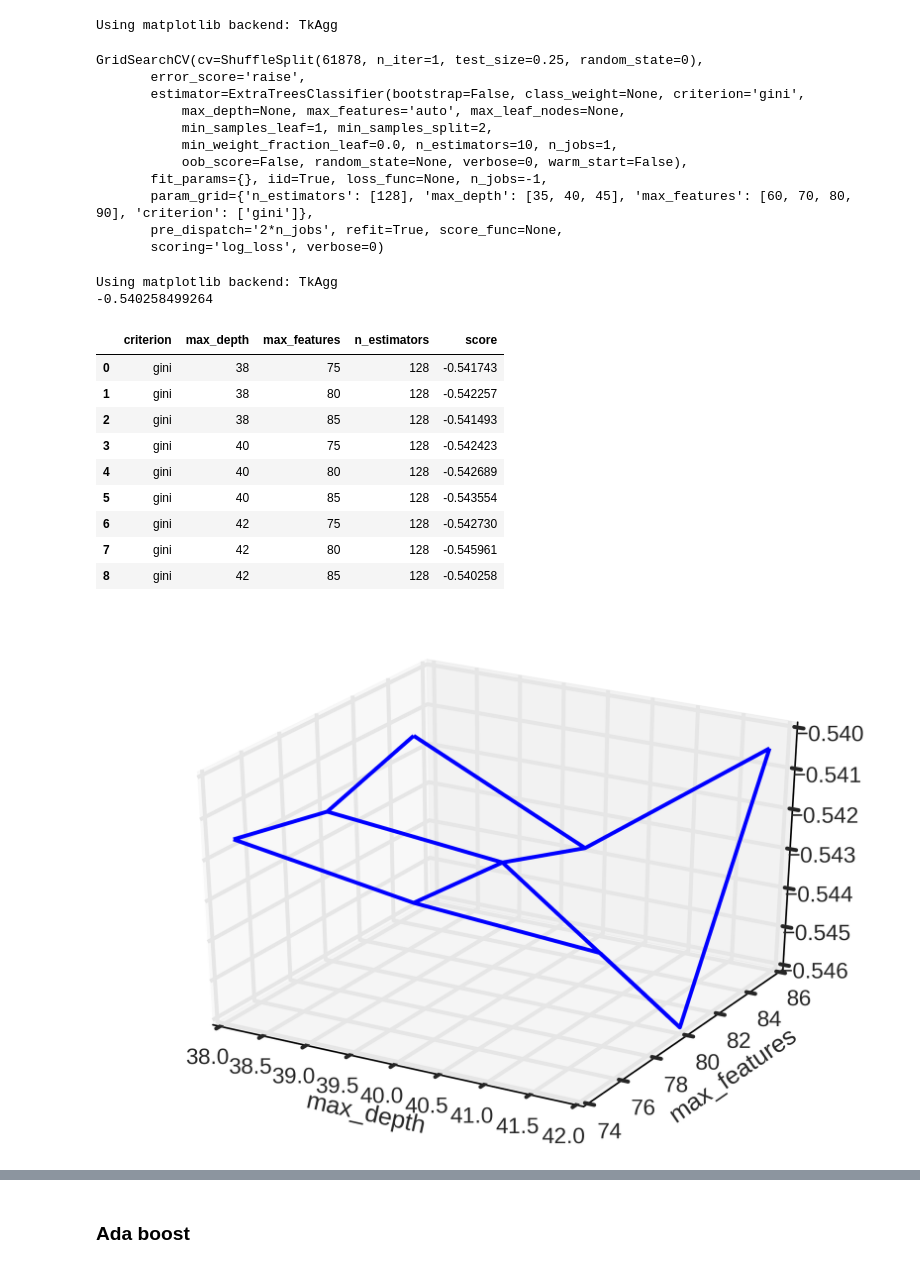
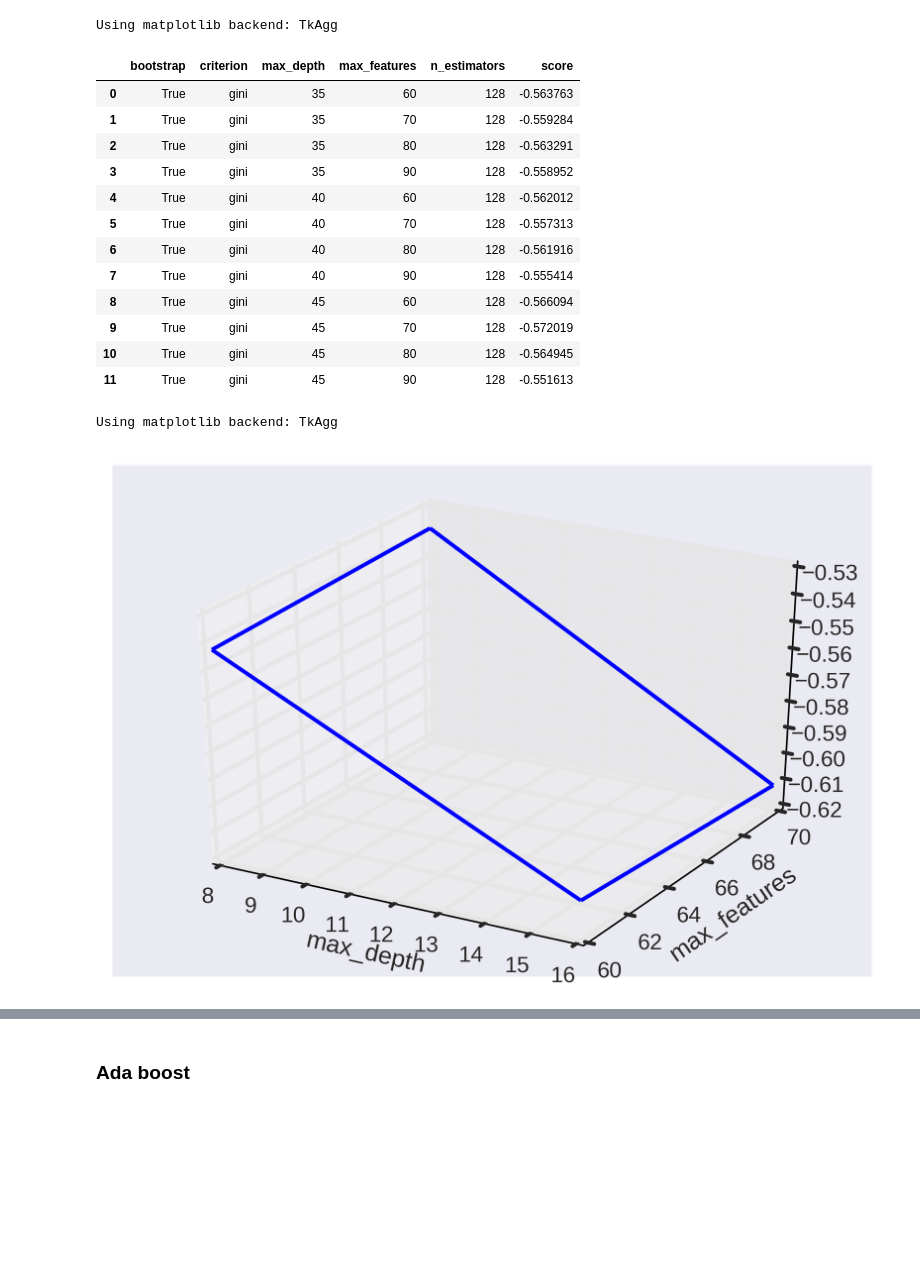
Before and after one commit to Egor-Krivov/ml, a Jupyter notebook: product_classification/models.ipynb, the cells around one changed output, grey strips where cells are left out. Saved outputs shown, nothing was run; the diff lists cells and outputs as text; code cells hidden in the pictures; blank space fills up the shorter version.

Commit message:
ensemble file

```diff
--- a/product_classification/models.ipynb
+++ b/product_classification/models.ipynb
@@ -430,6 +336,6 @@ param_grid = {
 }
 
 clf = RandomForestClassifier()
-clf = GridSearchCV(estimator=clf, param_grid=param_grid, cv=cv, scoring='log_loss', refit=False, n_jobs=-1)
-clf.fit(X, y)
+scores = grid_search(clf, param_grid, X, y)
+scores
 # %% [output]
@@ -475,11 +358,0 @@ scores
-# %%
-param_grid = {
-    'n_estimators':[128],
-    'max_depth':[28, 30, 32],
-    'criterion':['gini'],
-    'max_features':[45, 50, 55]
-}
-
-clf = RandomForestClassifier()
-clf = GridSearchCV(estimator=clf, param_grid=param_grid, cv=cv, scoring='log_loss', refit=False, n_jobs=-1)
-clf.fit(X, y)
@@ -549,6 +394,4 @@ with open('random_forest.txt', 'wb') as text_file:
 # %%
-from sklearn.ensemble import ExtraTreesClassifier
-
 param_grid = {
     'n_estimators':[128],
     'max_depth':[30, 40, 50, 60],
@@ -557,6 +400,6 @@ param_grid = {
 }
 
 clf = ExtraTreesClassifier()
-clf = GridSearchCV(estimator=clf, param_grid=param_grid, cv=cv, scoring='log_loss', refit=False, n_jobs=-1)
-clf.fit(X, y)
+scores = grid_search(clf, param_grid, X, y)
+scores
 # %% [output]
@@ -608,41 +431,29 @@ param_grid = {
     'max_depth':[35, 40, 45],
     'max_features':[60, 70, 80, 90],
     'criterion':['gini'],
+    'bootstrap':[True]
 }
 
 clf = ExtraTreesClassifier()
-clf = GridSearchCV(estimator=clf, param_grid=param_grid, cv=cv, scoring='log_loss', refit=False, n_jobs=-1)
-clf.fit(X, y)
+scores = grid_search(clf, param_grid, X, y)
+scores
 # %% [output]
-GridSearchCV(cv=ShuffleSplit(61878, n_iter=1, test_size=0.25, random_state=0),
-       error_score='raise',
-       estimator=ExtraTreesClassifier(bootstrap=False, class_weight=None, criterion='gini',
-           max_depth=None, max_features='auto', max_leaf_nodes=None,
-           min_samples_leaf=1, min_samples_split=2,
-           min_weight_fraction_leaf=0.0, n_estimators=10, n_jobs=1,
-           oob_score=False, random_state=None, verbose=0, warm_start=False),
-       fit_params={}, iid=True, loss_func=None, n_jobs=-1,
-       param_grid={'n_estimators': [128], 'max_depth': [35, 40, 45], 'max_features': [60, 70, 80, 90], 'criterion': ['gini']},
-       pre_dispatch='2*n_jobs', refit=True, score_func=None,
-       scoring='log_loss', verbose=0)
+|  | bootstrap | criterion | max_depth | max_features | n_estimators | score |
+| 0 | True | gini | 35 | 60 | 128 | -0.563763 |
+| 1 | True | gini | 35 | 70 | 128 | -0.559284 |
+| 2 | True | gini | 35 | 80 | 128 | -0.563291 |
+| 3 | True | gini | 35 | 90 | 128 | -0.558952 |
+| 4 | True | gini | 40 | 60 | 128 | -0.562012 |
+| 5 | True | gini | 40 | 70 | 128 | -0.557313 |
+| 6 | True | gini | 40 | 80 | 128 | -0.561916 |
+| 7 | True | gini | 40 | 90 | 128 | -0.555414 |
+| 8 | True | gini | 45 | 60 | 128 | -0.566094 |
+| 9 | True | gini | 45 | 70 | 128 | -0.572019 |
+| 10 | True | gini | 45 | 80 | 128 | -0.564945 |
+| 11 | True | gini | 45 | 90 | 128 | -0.551613 |
 # %%
-%matplotlib inline
-matplotlib.rcParams['savefig.dpi'] = 400
-scores = get_pandas_scores(clf.grid_scores_)
+%matplotlib
 plot_scores_from_data_frame(scores, 'max_depth', 'max_features')
-print(clf.best_score_)
-scores
 # %% [output]
 Using matplotlib backend: TkAgg
--0.540258499264
-|  | criterion | max_depth | max_features | n_estimators | score |
-| 0 | gini | 38 | 75 | 128 | -0.541743 |
-| 1 | gini | 38 | 80 | 128 | -0.542257 |
-| 2 | gini | 38 | 85 | 128 | -0.541493 |
-| 3 | gini | 40 | 75 | 128 | -0.542423 |
-| 4 | gini | 40 | 80 | 128 | -0.542689 |
-| 5 | gini | 40 | 85 | 128 | -0.543554 |
-| 6 | gini | 42 | 75 | 128 | -0.542730 |
-| 7 | gini | 42 | 80 | 128 | -0.545961 |
-| 8 | gini | 42 | 85 | 128 | -0.540258 |
-[figure, old version]
+[figure, new version]
```
Also changed, not shown: parts of 72 cells of this notebook, 2 other files.
